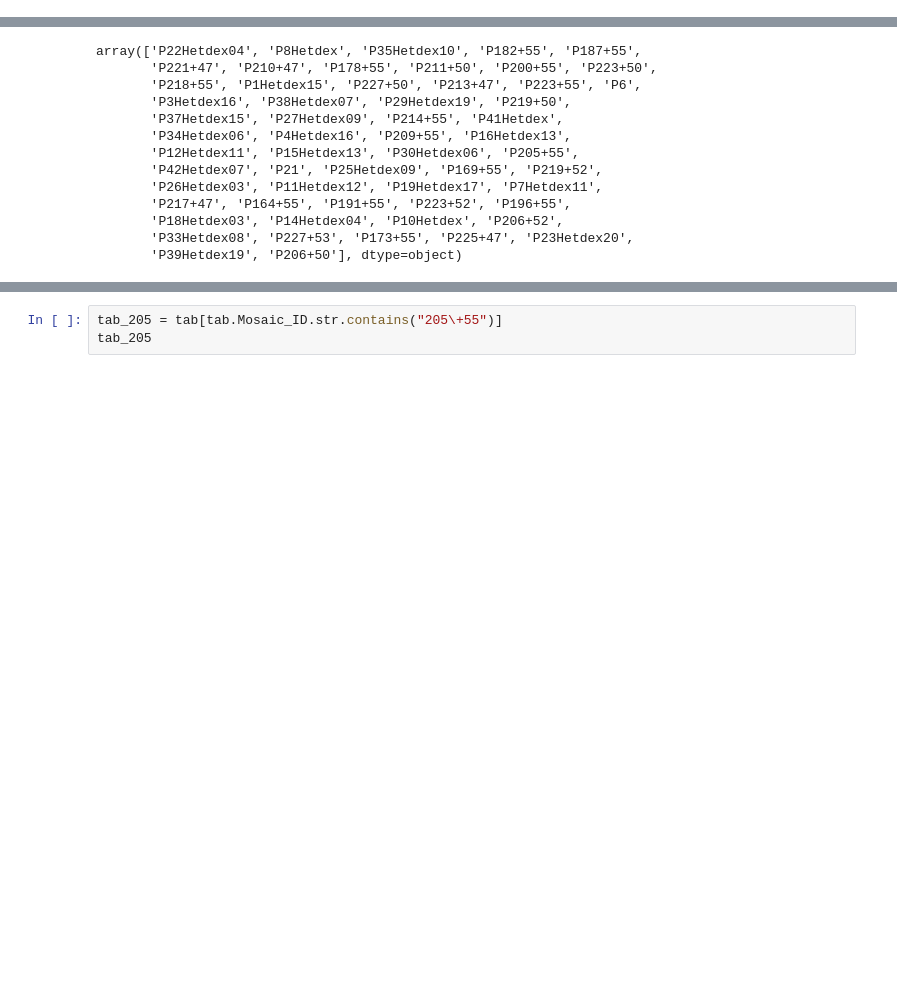
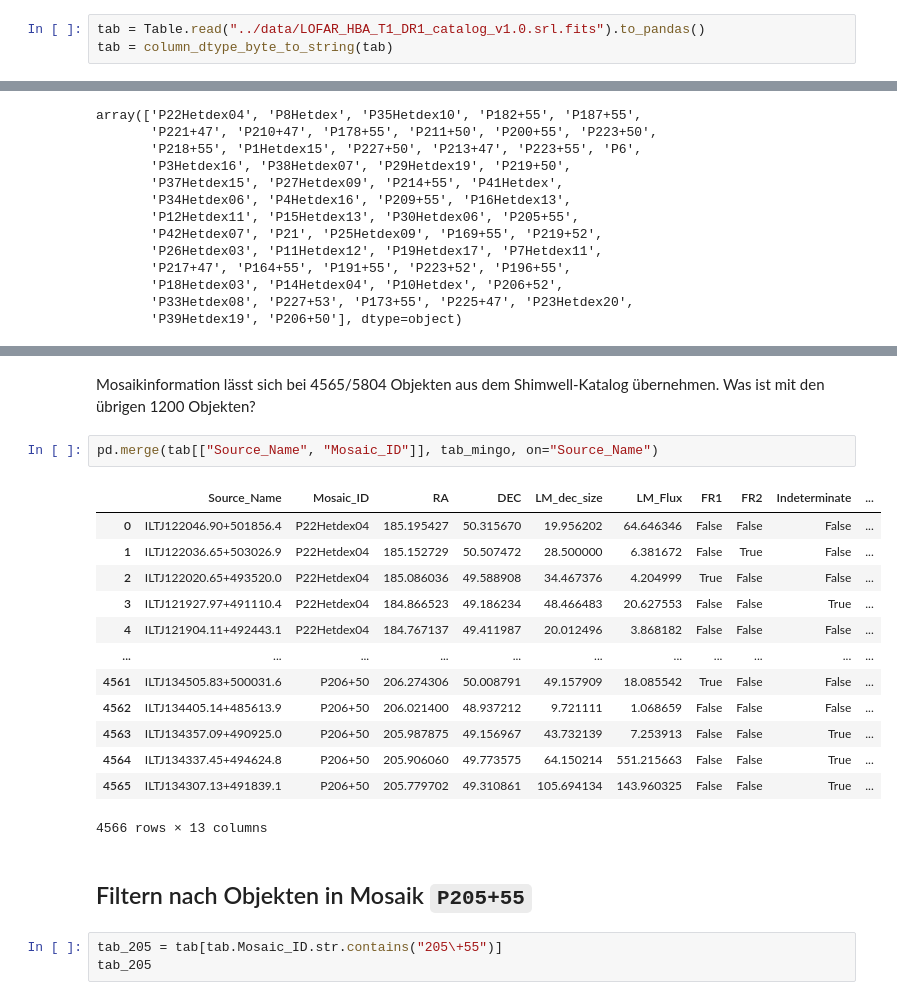
Before and after one commit to jmzk96/fits-preprocessing, a Jupyter notebook: notebook/di_astro_header_and_dimensions.ipynb, the cells around one changed output, grey strips where cells are left out. Drawn from its saved outputs; the diff is of its cells as text; blank space fills up the shorter version.

```diff
--- a/notebook/di_astro_header_and_dimensions.ipynb
+++ b/notebook/di_astro_header_and_dimensions.ipynb
@@ -20,3 +21,6 @@ tab[byte_cols] = tab[byte_cols].apply(lambda col: col.str.decode("utf-8"))
+# %%
+tab = Table.read("../data/LOFAR_HBA_T1_DR1_catalog_v1.0.srl.fits").to_pandas()
+tab = column_dtype_byte_to_string(tab)
 # %%
 tab[:600:100].T
 # %% [output]
@@ -58,3 +99,23 @@ array(['P22Hetdex04', 'P8Hetdex', 'P35Hetdex10', 'P182+55', 'P187+55',
+# %% [markdown]
+Mosaikinformation lässt sich bei 4565/5804 Objekten aus dem Shimwell-Katalog übernehmen. Was ist mit den übrigen 1200 Objekten?
+# %%
+pd.merge(tab[["Source_Name", "Mosaic_ID"]], tab_mingo, on="Source_Name")
+# %% [output]
+|  | Source_Name | Mosaic_ID | RA | DEC | LM_dec_size | LM_Flux | FR1 | FR2 | Indeterminate | ... |
+| 0 | ILTJ122046.90+501856.4 | P22Hetdex04 | 185.195427 | 50.315670 | 19.956202 | 64.646346 | False | False | False | ... |
+| 1 | ILTJ122036.65+503026.9 | P22Hetdex04 | 185.152729 | 50.507472 | 28.500000 | 6.381672 | False | True | False | ... |
+| 2 | ILTJ122020.65+493520.0 | P22Hetdex04 | 185.086036 | 49.588908 | 34.467376 | 4.204999 | True | False | False | ... |
+| 3 | ILTJ121927.97+491110.4 | P22Hetdex04 | 184.866523 | 49.186234 | 48.466483 | 20.627553 | False | False | True | ... |
+| 4 | ILTJ121904.11+492443.1 | P22Hetdex04 | 184.767137 | 49.411987 | 20.012496 | 3.868182 | False | False | False | ... |
+| ... | ... | ... | ... | ... | ... | ... | ... | ... | ... | ... |
+| 4561 | ILTJ134505.83+500031.6 | P206+50 | 206.274306 | 50.008791 | 49.157909 | 18.085542 | True | False | False | ... |
+| 4562 | ILTJ134405.14+485613.9 | P206+50 | 206.021400 | 48.937212 | 9.721111 | 1.068659 | False | False | False | ... |
+| 4563 | ILTJ134357.09+490925.0 | P206+50 | 205.987875 | 49.156967 | 43.732139 | 7.253913 | False | False | True | ... |
+| 4564 | ILTJ134337.45+494624.8 | P206+50 | 205.906060 | 49.773575 | 64.150214 | 551.215663 | False | False | True | ... |
+| 4565 | ILTJ134307.13+491839.1 | P206+50 | 205.779702 | 49.310861 | 105.694134 | 143.960325 | False | False | True | ... |
+4566 rows × 13 columns
+# %% [markdown]
+## Filtern nach Objekten in Mosaik `P205+55`
 # %%
 tab_205 = tab[tab.Mosaic_ID.str.contains("205\+55")]
 tab_205
```
Also changed, not shown: parts of 11 cells of this notebook.
